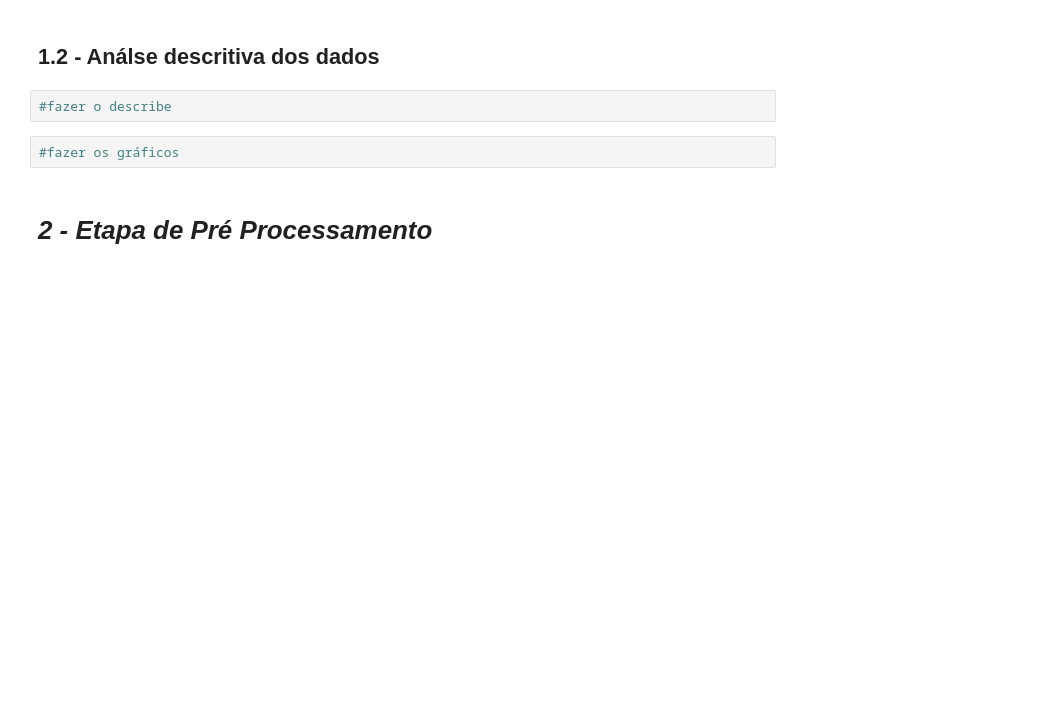
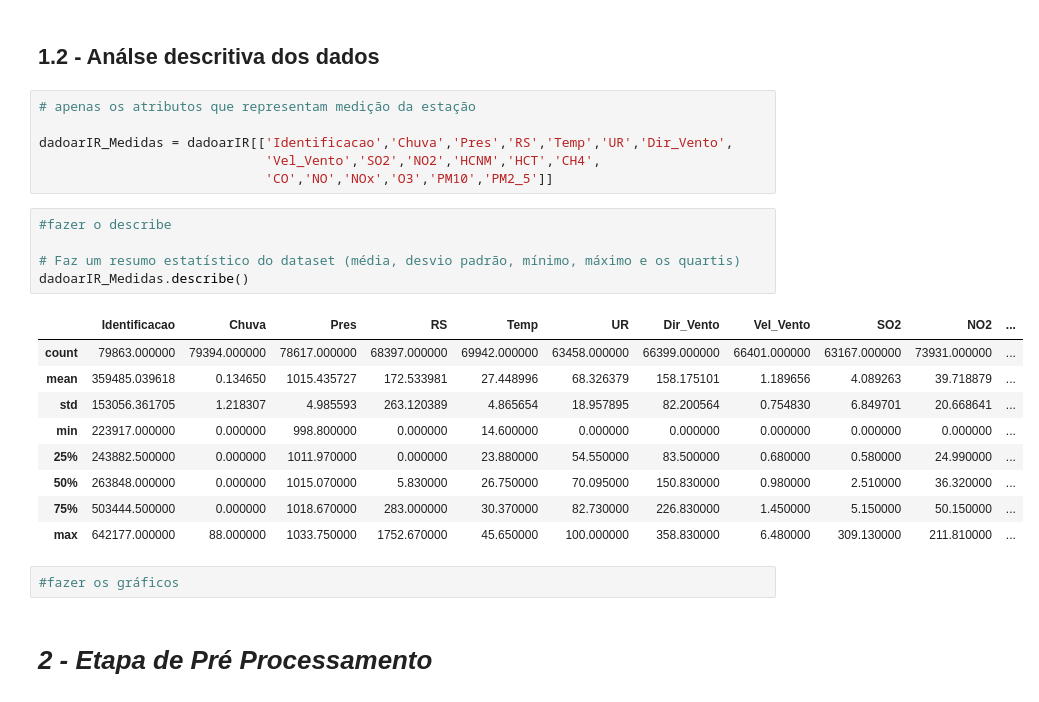
Before and after one commit to Luciahelenasantos/POS_GRADUACAO_PUC, a Jupyter notebook: MVP/Projeto_Split1a.ipynb, the cells around one changed output. Saved outputs shown, nothing was run; the diff lists cells and outputs as text; blank space fills up the shorter version.

```diff
--- a/MVP/Projeto_Split1a.ipynb
+++ b/MVP/Projeto_Split1a.ipynb
@@ -108,7 +109,26 @@ dadoarIR.head()
 # %% [markdown]
 ## 1.2 - Análse descritiva dos dados
-# %%
-#fazer o describe
+# %%
+# apenas os atributos que representam medição da estação
+
+dadoarIR_Medidas = dadoarIR[['Identificacao','Chuva','Pres','RS','Temp','UR','Dir_Vento',
+                             'Vel_Vento','SO2','NO2','HCNM','HCT','CH4',
+                             'CO','NO','NOx','O3','PM10','PM2_5']]
+# %%
+#fazer o describe
+
+# Faz um resumo estatístico do dataset (média, desvio padrão, mínimo, máximo e os quartis)
+dadoarIR_Medidas.describe()
+# %% [output]
+|  | Identificacao | Chuva | Pres | RS | Temp | UR | Dir_Vento | Vel_Vento | SO2 | NO2 | ... |
+| count | 79863.000000 | 79394.000000 | 78617.000000 | 68397.000000 | 69942.000000 | 63458.000000 | 66399.000000 | 66401.000000 | 63167.000000 | 73931.000000 | ... |
+| mean | 359485.039618 | 0.134650 | 1015.435727 | 172.533981 | 27.448996 | 68.326379 | 158.175101 | 1.189656 | 4.089263 | 39.718879 | ... |
+| std | 153056.361705 | 1.218307 | 4.985593 | 263.120389 | 4.865654 | 18.957895 | 82.200564 | 0.754830 | 6.849701 | 20.668641 | ... |
+| min | 223917.000000 | 0.000000 | 998.800000 | 0.000000 | 14.600000 | 0.000000 | 0.000000 | 0.000000 | 0.000000 | 0.000000 | ... |
+| 25% | 243882.500000 | 0.000000 | 1011.970000 | 0.000000 | 23.880000 | 54.550000 | 83.500000 | 0.680000 | 0.580000 | 24.990000 | ... |
+| 50% | 263848.000000 | 0.000000 | 1015.070000 | 5.830000 | 26.750000 | 70.095000 | 150.830000 | 0.980000 | 2.510000 | 36.320000 | ... |
+| 75% | 503444.500000 | 0.000000 | 1018.670000 | 283.000000 | 30.370000 | 82.730000 | 226.830000 | 1.450000 | 5.150000 | 50.150000 | ... |
+| max | 642177.000000 | 88.000000 | 1033.750000 | 1752.670000 | 45.650000 | 100.000000 | 358.830000 | 6.480000 | 309.130000 | 211.810000 | ... |
 # %%
 #fazer os gráficos
 # %% [markdown]
```
Also changed, not shown: parts of 1 cell of this notebook.
